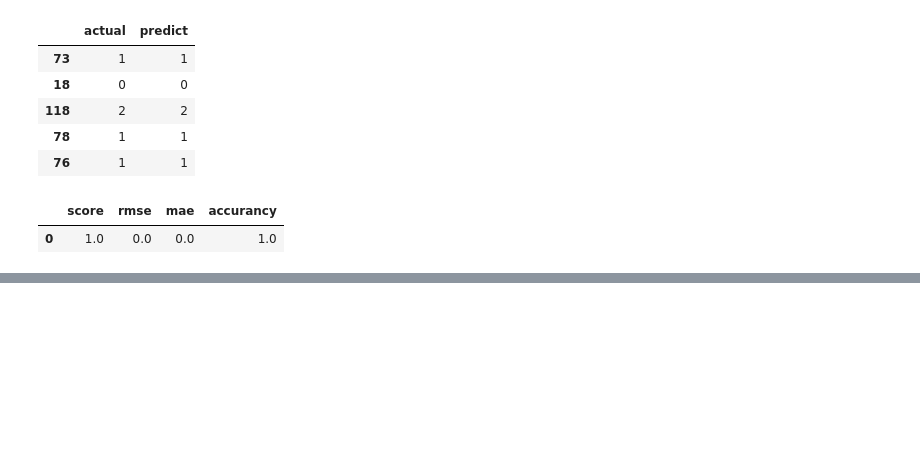
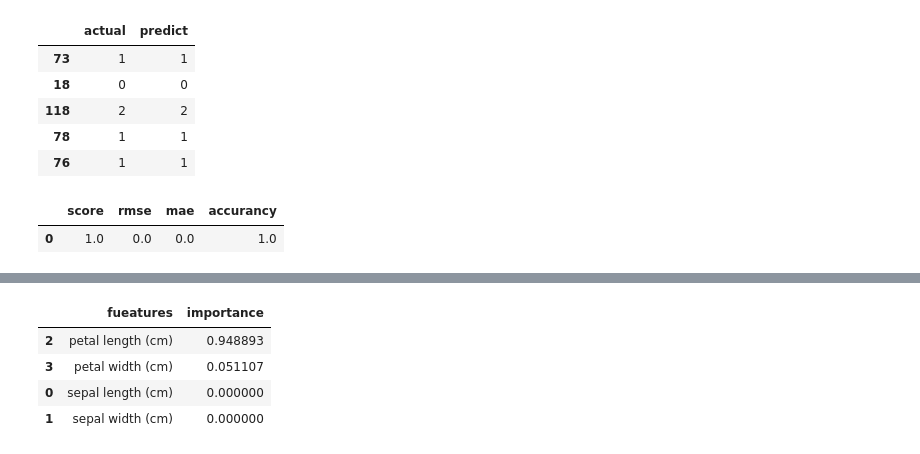
Before and after one commit to oblyshchak/ds_homeworks, a Jupyter notebook: homework_39, decision tree/tree_iris.ipynb, the cells around one changed output, grey strips where cells are left out. Drawn from its saved outputs; the diff is of its cells as text; code cells hidden in the pictures; blank space fills up the shorter version.

```diff
--- a/homework_39, decision tree/tree_iris.ipynb
+++ b/homework_39, decision tree/tree_iris.ipynb
@@ -77,0 +91,11 @@ measure_result
+# %%
+importance = model_tree.feature_importances_
+# %%
+sorted_importance = pd.DataFrame({'fueatures' : iris.feature_names, 'importance' : importance})
+sorted_importance.sort_values(by=['importance'], ascending=False)
+# %% [output]
+|  | fueatures | importance |
+| 2 | petal length (cm) | 0.948893 |
+| 3 | petal width (cm) | 0.051107 |
+| 0 | sepal length (cm) | 0.000000 |
+| 1 | sepal width (cm) | 0.000000 |
```
Also changed, not shown: parts of 3 cells of this notebook, 2 other files.
